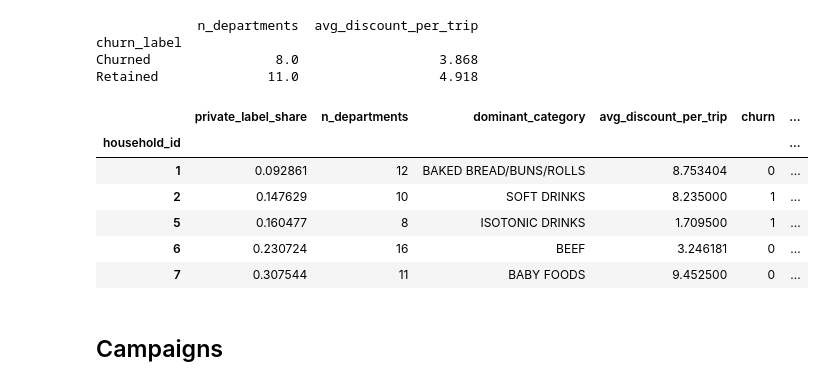
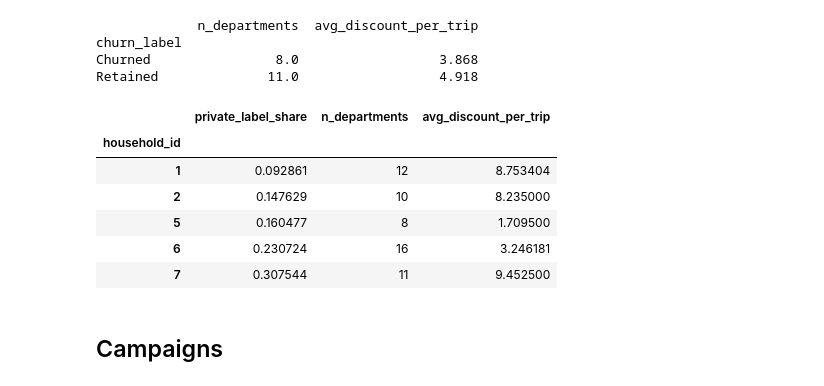
Before and after one commit to Kasperclowes/QBUS3820-Group-Assignment, a Jupyter notebook: RUN.ipynb, the cells around one changed output. Drawn from its saved outputs; the diff is of its cells as text; code cells hidden in the pictures.

```diff
--- a/RUN.ipynb
+++ b/RUN.ipynb
@@ -404,15 +404,16 @@ churn_label
 Churned                8.0                  3.868
 Retained              11.0                  4.918
 # %%
+product_features_train = feature_eng.product_features(transactions_train, products)
 product_features_train.head()
 # %% [output]
-|  | private_label_share | n_departments | dominant_category | avg_discount_per_trip | churn | ... |
-| household_id |  |  |  |  |  | ... |
-| 1 | 0.092861 | 12 | BAKED BREAD/BUNS/ROLLS | 8.753404 | 0 | ... |
-| 2 | 0.147629 | 10 | SOFT DRINKS | 8.235000 | 1 | ... |
-| 5 | 0.160477 | 8 | ISOTONIC DRINKS | 1.709500 | 1 | ... |
-| 6 | 0.230724 | 16 | BEEF | 3.246181 | 0 | ... |
-| 7 | 0.307544 | 11 | BABY FOODS | 9.452500 | 0 | ... |
+|  | private_label_share | n_departments | avg_discount_per_trip |
+| household_id |  |  |  |
+| 1 | 0.092861 | 12 | 8.753404 |
+| 2 | 0.147629 | 10 | 8.235000 |
+| 5 | 0.160477 | 8 | 1.709500 |
+| 6 | 0.230724 | 16 | 3.246181 |
+| 7 | 0.307544 | 11 | 9.452500 |
 # %% [markdown]
 ## Campaigns
 # %%
```
Also changed, not shown: parts of 1 cell of this notebook, 1 other file.
